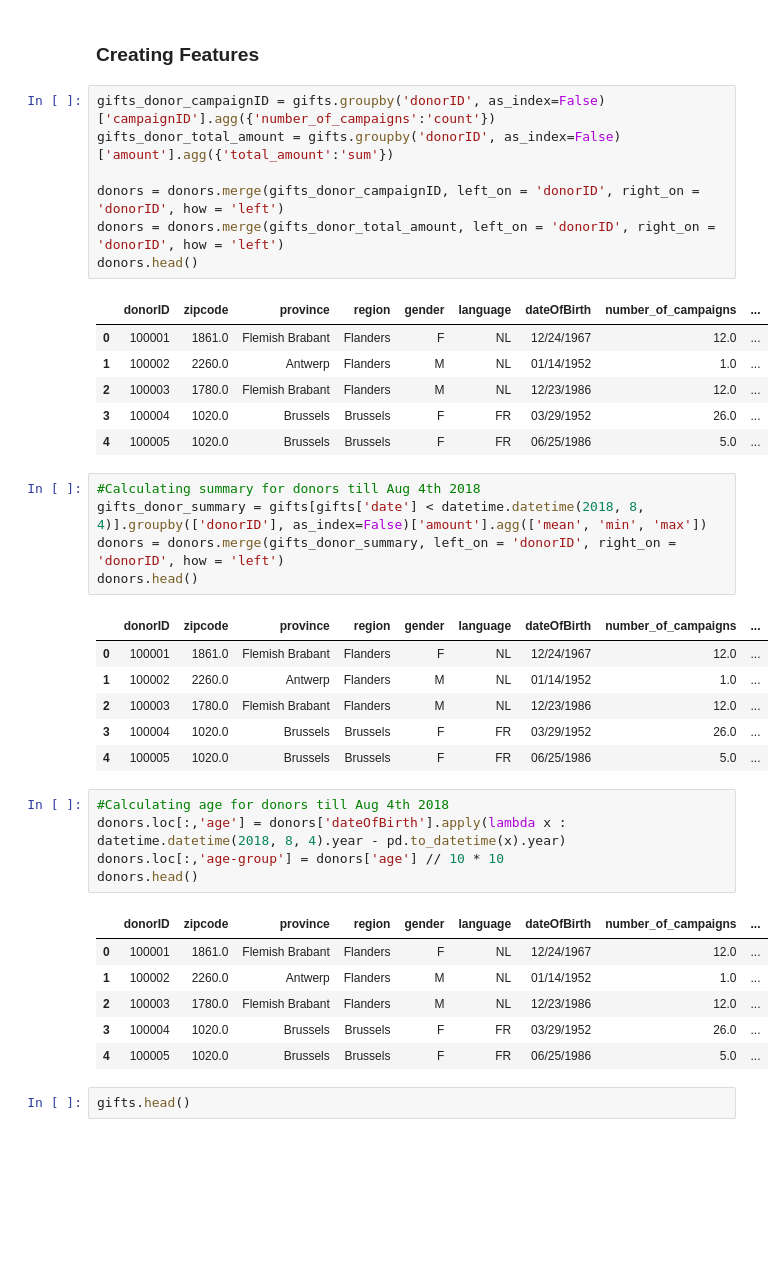
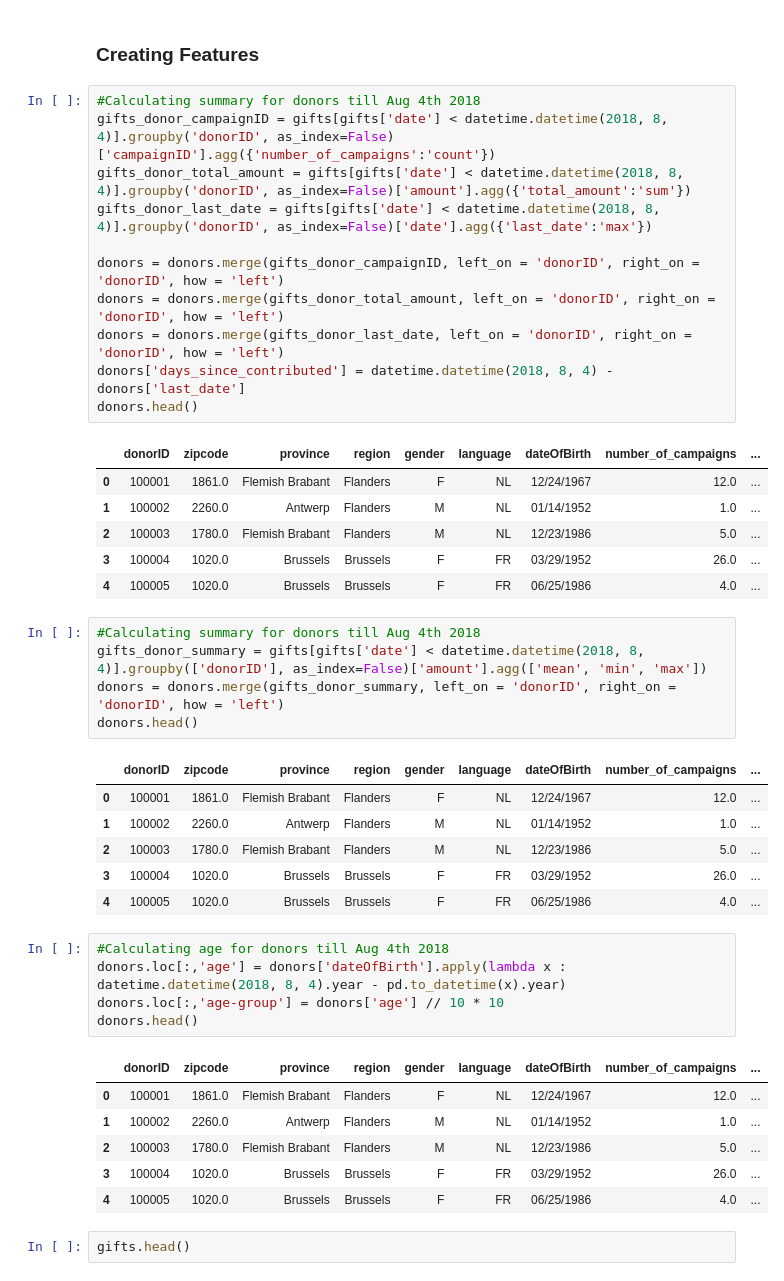
Before and after one commit to vinayrajagopalan7891/DSC-RE-ACTIVATION-CAMPAIGN-Predictive-Analysis, a Jupyter notebook: cleaning_data.ipynb, the cells around one changed output. Cells and saved outputs as stored; diff of their text form; blank space fills up the shorter version.

```diff
--- a/cleaning_data.ipynb
+++ b/cleaning_data.ipynb
@@ -197,19 +197,23 @@ memory usage: 7.3 KB
 # %% [markdown]
 ### Creating Features
 # %%
-gifts_donor_campaignID = gifts.groupby('donorID', as_index=False)['campaignID'].agg({'number_of_campaigns':'count'})
-gifts_donor_total_amount = gifts.groupby('donorID', as_index=False)['amount'].agg({'total_amount':'sum'})
+#Calculating summary for donors till Aug 4th 2018
+gifts_donor_campaignID = gifts[gifts['date'] < datetime.datetime(2018, 8, 4)].groupby('donorID', as_index=False)['campaignID'].agg({'number_of_campaigns':'count'})
+gifts_donor_total_amount = gifts[gifts['date'] < datetime.datetime(2018, 8, 4)].groupby('donorID', as_index=False)['amount'].agg({'total_amount':'sum'})
+gifts_donor_last_date = gifts[gifts['date'] < datetime.datetime(2018, 8, 4)].groupby('donorID', as_index=False)['date'].agg({'last_date':'max'})
 
 donors = donors.merge(gifts_donor_campaignID, left_on = 'donorID', right_on = 'donorID', how = 'left')
 donors = donors.merge(gifts_donor_total_amount, left_on = 'donorID', right_on = 'donorID', how = 'left')
+donors = donors.merge(gifts_donor_last_date, left_on = 'donorID', right_on = 'donorID', how = 'left')
+donors['days_since_contributed'] = datetime.datetime(2018, 8, 4) - donors['last_date']
 donors.head()
 # %% [output]
 |  | donorID | zipcode | province | region | gender | language | dateOfBirth | number_of_campaigns | ... |
 | 0 | 100001 | 1861.0 | Flemish Brabant | Flanders | F | NL | 12/24/1967 | 12.0 | ... |
 | 1 | 100002 | 2260.0 | Antwerp | Flanders | M | NL | 01/14/1952 | 1.0 | ... |
-| 2 | 100003 | 1780.0 | Flemish Brabant | Flanders | M | NL | 12/23/1986 | 12.0 | ... |
+| 2 | 100003 | 1780.0 | Flemish Brabant | Flanders | M | NL | 12/23/1986 | 5.0 | ... |
 | 3 | 100004 | 1020.0 | Brussels | Brussels | F | FR | 03/29/1952 | 26.0 | ... |
-| 4 | 100005 | 1020.0 | Brussels | Brussels | F | FR | 06/25/1986 | 5.0 | ... |
+| 4 | 100005 | 1020.0 | Brussels | Brussels | F | FR | 06/25/1986 | 4.0 | ... |
 # %%
 #Calculating summary for donors till Aug 4th 2018
 gifts_donor_summary = gifts[gifts['date'] < datetime.datetime(2018, 8, 4)].groupby(['donorID'], as_index=False)['amount'].agg(['mean', 'min', 'max'])
@@ -219,9 +223,9 @@ donors.head()
 |  | donorID | zipcode | province | region | gender | language | dateOfBirth | number_of_campaigns | ... |
 | 0 | 100001 | 1861.0 | Flemish Brabant | Flanders | F | NL | 12/24/1967 | 12.0 | ... |
 | 1 | 100002 | 2260.0 | Antwerp | Flanders | M | NL | 01/14/1952 | 1.0 | ... |
-| 2 | 100003 | 1780.0 | Flemish Brabant | Flanders | M | NL | 12/23/1986 | 12.0 | ... |
+| 2 | 100003 | 1780.0 | Flemish Brabant | Flanders | M | NL | 12/23/1986 | 5.0 | ... |
 | 3 | 100004 | 1020.0 | Brussels | Brussels | F | FR | 03/29/1952 | 26.0 | ... |
-| 4 | 100005 | 1020.0 | Brussels | Brussels | F | FR | 06/25/1986 | 5.0 | ... |
+| 4 | 100005 | 1020.0 | Brussels | Brussels | F | FR | 06/25/1986 | 4.0 | ... |
 # %%
 #Calculating age for donors till Aug 4th 2018
 donors.loc[:,'age'] = donors['dateOfBirth'].apply(lambda x : datetime.datetime(2018, 8, 4).year - pd.to_datetime(x).year)
@@ -231,9 +235,9 @@ donors.head()
 |  | donorID | zipcode | province | region | gender | language | dateOfBirth | number_of_campaigns | ... |
 | 0 | 100001 | 1861.0 | Flemish Brabant | Flanders | F | NL | 12/24/1967 | 12.0 | ... |
 | 1 | 100002 | 2260.0 | Antwerp | Flanders | M | NL | 01/14/1952 | 1.0 | ... |
-| 2 | 100003 | 1780.0 | Flemish Brabant | Flanders | M | NL | 12/23/1986 | 12.0 | ... |
+| 2 | 100003 | 1780.0 | Flemish Brabant | Flanders | M | NL | 12/23/1986 | 5.0 | ... |
 | 3 | 100004 | 1020.0 | Brussels | Brussels | F | FR | 03/29/1952 | 26.0 | ... |
-| 4 | 100005 | 1020.0 | Brussels | Brussels | F | FR | 06/25/1986 | 5.0 | ... |
+| 4 | 100005 | 1020.0 | Brussels | Brussels | F | FR | 06/25/1986 | 4.0 | ... |
 # %%
 gifts.head()
 # %% [output]
```
Also changed, not shown: parts of 3 cells of this notebook.
